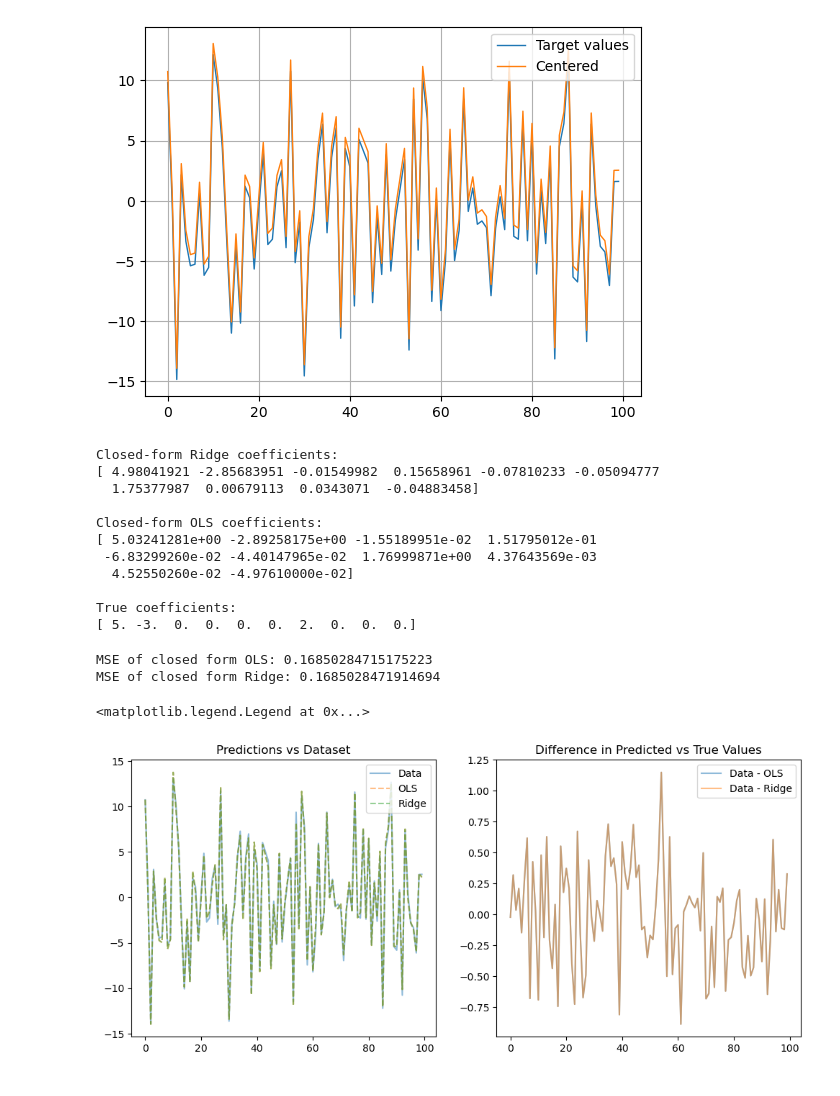
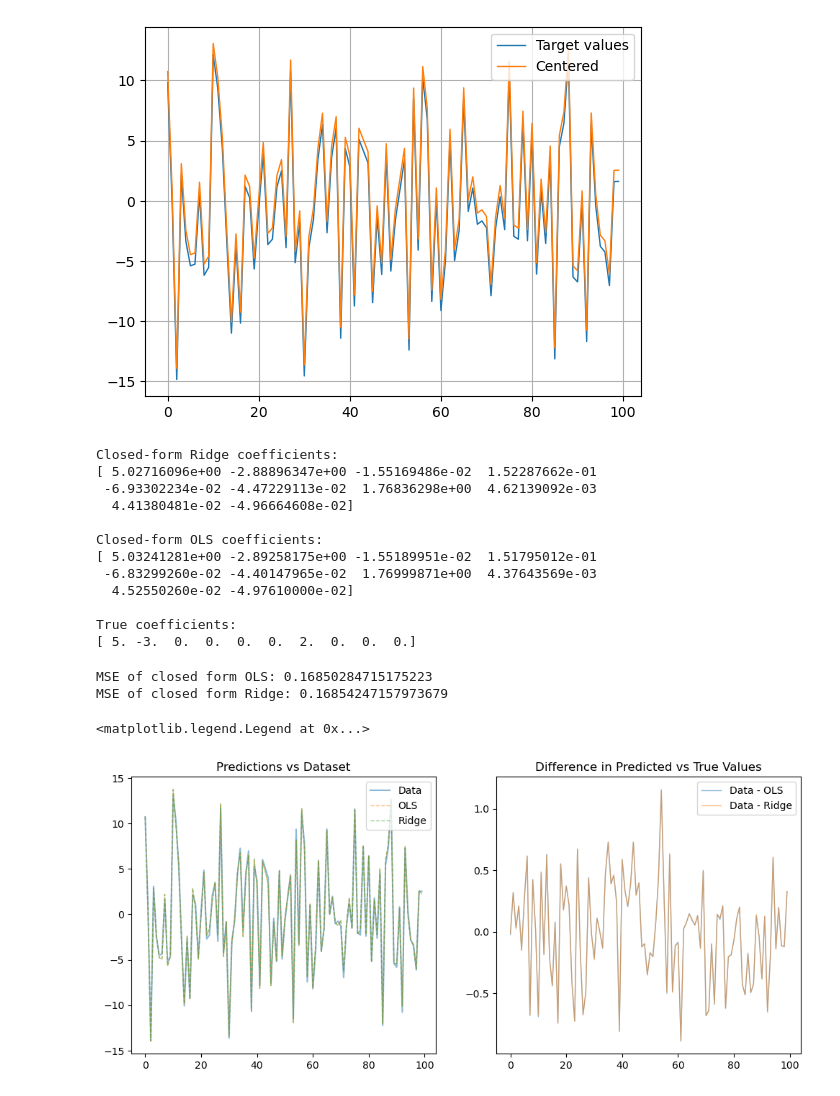
Before and after one commit to kjes4pres/FYS-STK4155, a Jupyter notebook: exercises/week37.ipynb, the cells around one changed output. Saved outputs shown, nothing was run; the diff lists cells and outputs as text; code cells hidden in the pictures.

```diff
--- a/exercises/week37.ipynb
+++ b/exercises/week37.ipynb
@@ -391,7 +383,7 @@ plt.grid()
 # %%
 # OLS and Ridge
 
-lamb = 1
+lamb = 0.1
 
 # Analytical form for OLS and Ridge solution: theta_Ridge = (X^T X + lambda * I)^{-1} X^T y and theta_OLS = (X^T X)^{-1} X^T y
 I = np.eye(n_features)
@@ -412,8 +404,9 @@ print("True coefficients:")
 print(theta_true)
 # %% [output]
 Closed-form Ridge coefficients:
-[ 4.98041921 -2.85683951 -0.01549982  0.15658961 -0.07810233 -0.05094777
-  1.75377987  0.00679113  0.0343071  -0.04883458]
+[ 5.02716096e+00 -2.88896347e+00 -1.55169486e-02  1.52287662e-01
+ -6.93302234e-02 -4.47229113e-02  1.76836298e+00  4.62139092e-03
+  4.41380481e-02 -4.96664608e-02]
 
 Closed-form OLS coefficients:
 [ 5.03241281e+00 -2.89258175e+00 -1.55189951e-02  1.51795012e-01
@@ -433,23 +426,23 @@ print(f'MSE of closed form OLS: {mse_OLS}')
 print(f'MSE of closed form Ridge: {mse_Ridge}')
 # %% [output]
 MSE of closed form OLS: 0.16850284715175223
-MSE of closed form Ridge: 0.1685028471914694
+MSE of closed form Ridge: 0.16854247157973679
 # %%
 fig, ax = plt.subplots(1, 2, figsize=(12, 5))
 
 ax[0].plot(y_centered, alpha=0.5, label='Data')
-ax[0].plot(y_OLS, linestyle='--', alpha=0.5, label='OLS')
-ax[0].plot(y_Ridge, linestyle='--', alpha=0.5, label='Ridge')
+ax[0].plot(y_OLS, linewidth=1, linestyle='--', alpha=0.5, label='OLS')
+ax[0].plot(y_Ridge, linewidth=1, linestyle='--', alpha=0.5, label='Ridge')
 ax[0].set_title('Predictions vs Dataset')
 ax[0].legend()
 
-ax[1].plot(y_centered - y_OLS, alpha=0.5, label='Data - OLS')
-ax[1].plot(y_centered - y_Ridge, alpha=0.5, label='Data - Ridge')
+ax[1].plot(y_centered - y_OLS, linewidth=1, alpha=0.5, label='Data - OLS')
+ax[1].plot(y_centered - y_Ridge, linewidth=1, alpha=0.5, label='Data - Ridge')
 ax[1].set_title('Difference in Predicted vs True Values')
 ax[1].legend()
 # %% [output]
 <matplotlib.legend.Legend at 0x...>
-[figure, old version]
+[figure, new version]
 # %%
 # Gradient descent method
 
```
Also changed, not shown: parts of 9 cells of this notebook.
